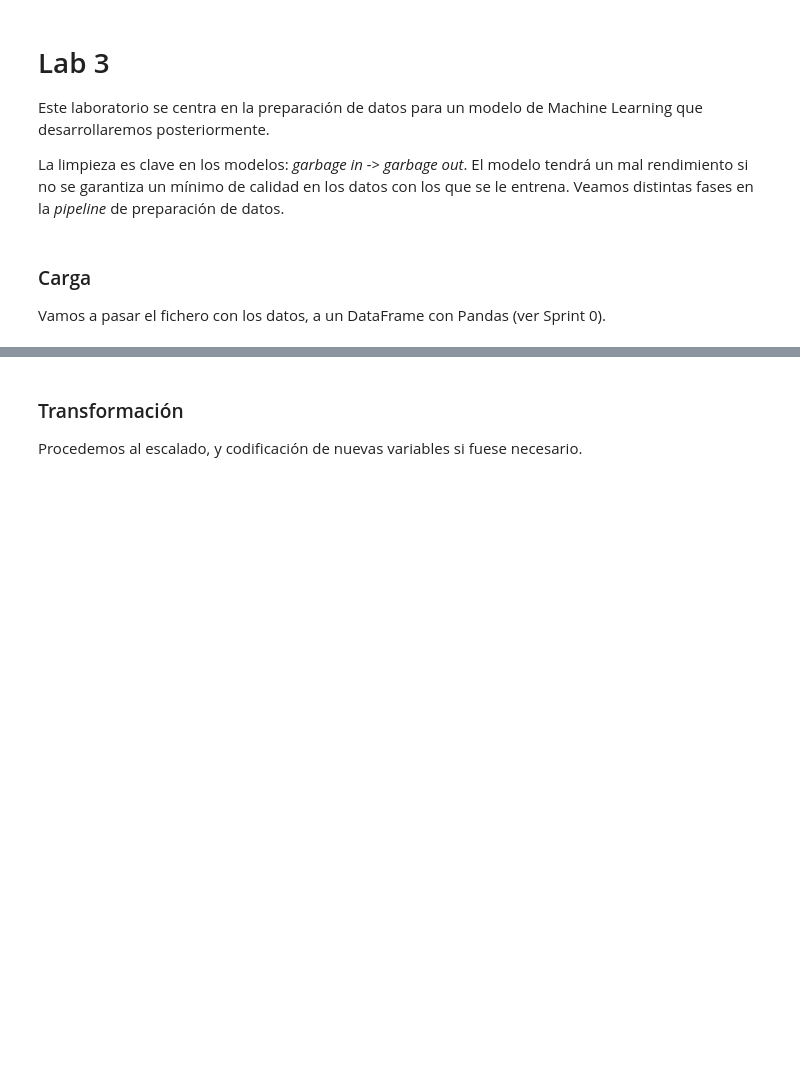
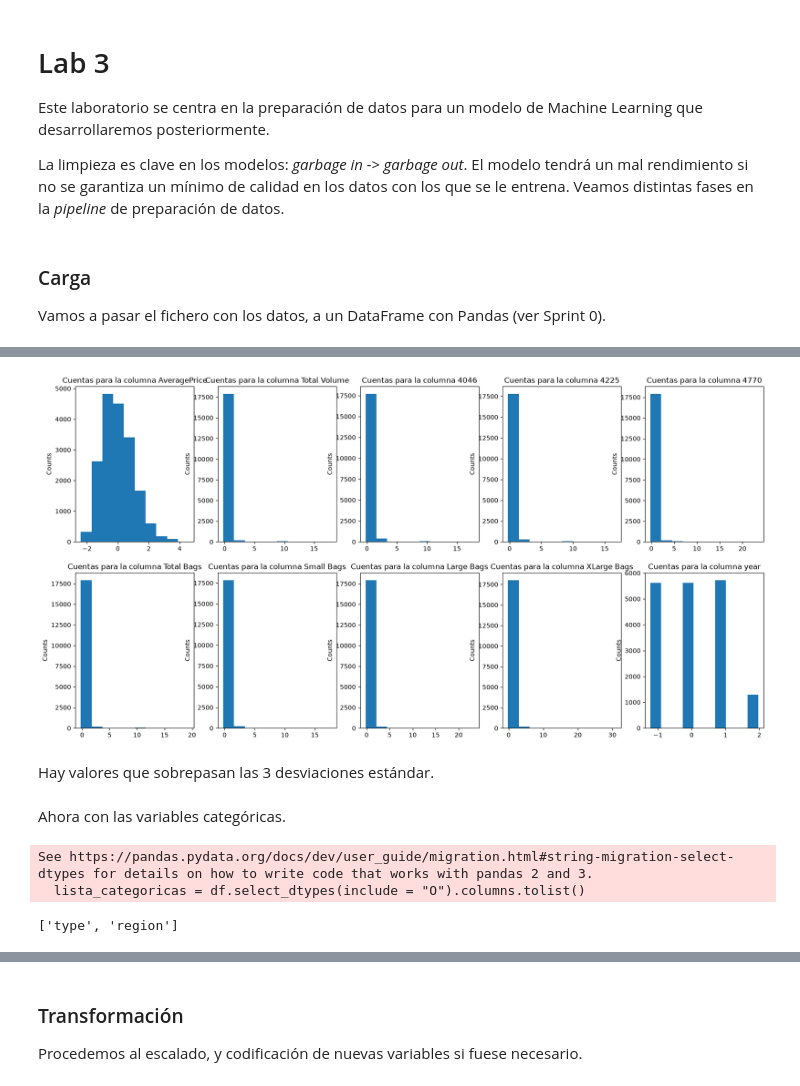
Before and after one commit to samuelmzc/Desarrollo_Soluciones_IA_UNIR, a Jupyter notebook: 1_Introduccion_IA_ML/lab3_NOTERMINADO.ipynb, the cells around one changed output, grey strips where cells are left out. Saved outputs shown, nothing was run; the diff lists cells and outputs as text; code cells hidden in the pictures; blank space fills up the shorter version.

```diff
--- a/1_Introduccion_IA_ML/lab3_NOTERMINADO.ipynb
+++ b/1_Introduccion_IA_ML/lab3_NOTERMINADO.ipynb
@@ -14,0 +209,18 @@ Exploremos y visualicemos los datos para saber con qué estamos trabajando.
+# %%
+def zscore(
+    df: pd.DataFrame,
+    cols: list
+) -> dict:
+    """
+    Calcula el Z-score de la columna (o columnas) de un dataframe
+
+    :param df: DataFrame
+    :param cols: Lista con las columnas
+    :return Z-score: Z-score de cada fila para cada columna
+    """
+    z = {}
+    for col in cols:
+        serie = df[col]
+        media, std = serie.mean(), serie.std()
+        z[col] = ((serie - media) / std).to_numpy()
+    return z
@@ -14,0 +240,23 @@ Exploremos y visualicemos los datos para saber con qué estamos trabajando.
+# %%
+numerical_cols = df.select_dtypes(include = np.number).columns.tolist()
+score = zscore(df, numerical_cols)
+fig, axes = plt.subplots(nrows = 2, ncols = len(numerical_cols)//2)
+fig.set_figwidth(20)
+fig.set_figheight(10)
+for i, categoria in enumerate(numerical_cols):
+    axes.flatten()[i].hist(score[categoria])
+    axes.flatten()[i].set_title(f"Cuentas para la columna {categoria}")
+    axes.flatten()[i].set_ylabel("Counts")
+# %% [output]
+[figure, added]
+# %% [markdown]
+Hay valores que sobrepasan las 3 desviaciones estándar.
+# %% [markdown]
+Ahora con las variables categóricas.
+# %%
+lista_categoricas = df.select_dtypes(include = "O").columns.tolist()
+lista_categoricas.remove("Date")
+# %% [output]
+See https://pandas.pydata.org/docs/dev/user_guide/migration.html#string-migration-select-dtypes for details on how to write code that works with pandas 2 and 3.
+  lista_categoricas = df.select_dtypes(include = "O").columns.tolist()
+['type', 'region']
```
Also changed, not shown: parts of 39 cells of this notebook.
